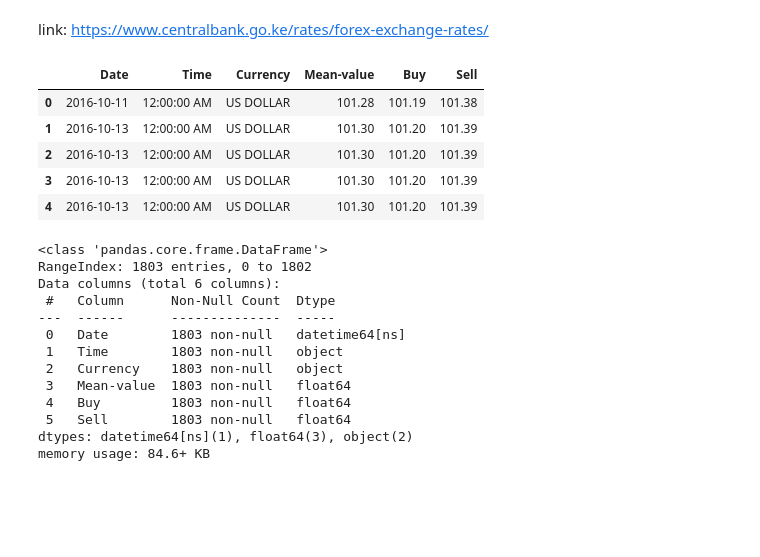
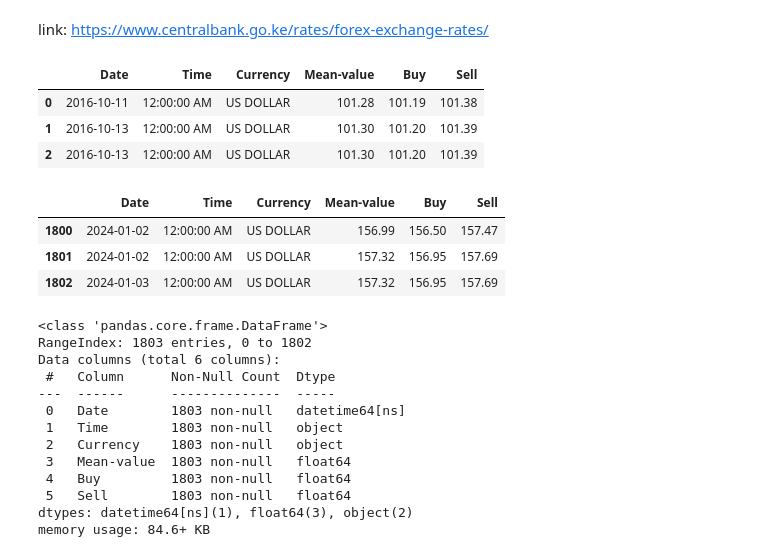
Before and after one commit to muriithiKabogo/CurrencyPrediction, a Jupyter notebook: Ntbk1.ipynb, the cells around one changed output. Cells and saved outputs as stored; diff of their text form; code cells hidden in the pictures; blank space fills up the shorter version.

```diff
--- a/Ntbk1.ipynb
+++ b/Ntbk1.ipynb
@@ -21,14 +21,19 @@ import pandas as pd
 # %%
 data = pd.read_csv("data21125.csv", parse_dates=['Date'])
 # %%
-data.head()
+data.head(3)
 # %% [output]
 |  | Date | Time | Currency | Mean-value | Buy | Sell |
 | 0 | 2016-10-11 | 12:00:00 AM | US DOLLAR | 101.28 | 101.19 | 101.38 |
 | 1 | 2016-10-13 | 12:00:00 AM | US DOLLAR | 101.30 | 101.20 | 101.39 |
 | 2 | 2016-10-13 | 12:00:00 AM | US DOLLAR | 101.30 | 101.20 | 101.39 |
-| 3 | 2016-10-13 | 12:00:00 AM | US DOLLAR | 101.30 | 101.20 | 101.39 |
-| 4 | 2016-10-13 | 12:00:00 AM | US DOLLAR | 101.30 | 101.20 | 101.39 |
+# %%
+data.tail(3)
+# %% [output]
+|  | Date | Time | Currency | Mean-value | Buy | Sell |
+| 1800 | 2024-01-02 | 12:00:00 AM | US DOLLAR | 156.99 | 156.50 | 157.47 |
+| 1801 | 2024-01-02 | 12:00:00 AM | US DOLLAR | 157.32 | 156.95 | 157.69 |
+| 1802 | 2024-01-03 | 12:00:00 AM | US DOLLAR | 157.32 | 156.95 | 157.69 |
 # %%
 data.info()
 # %% [output]
```
Also changed, not shown: parts of 1 cell of this notebook, 17 other files.
